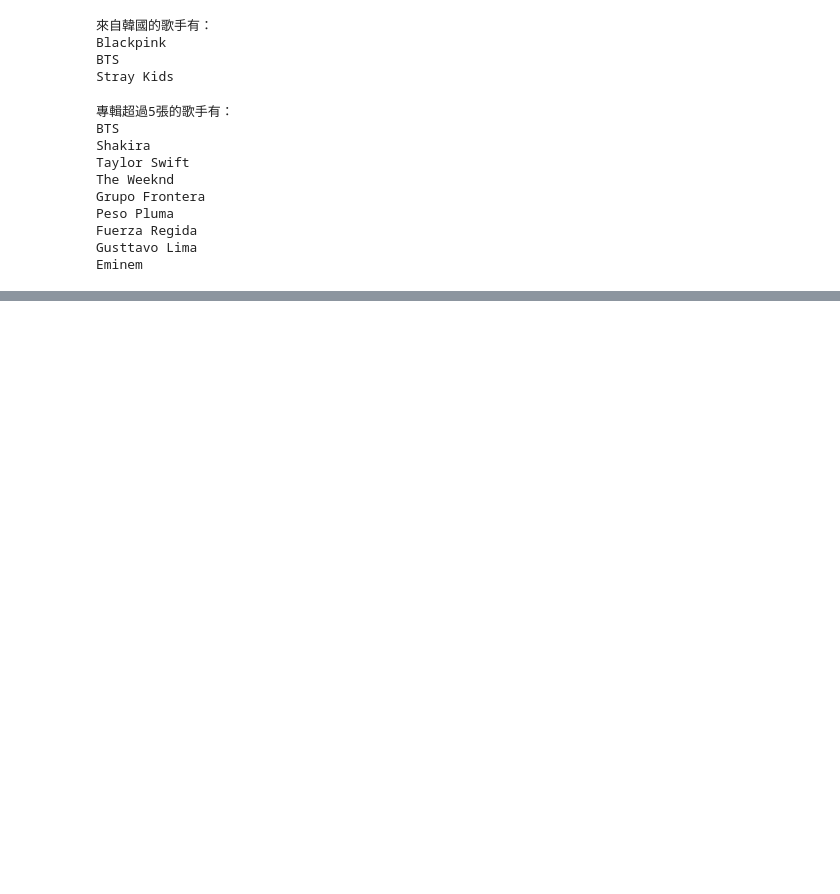
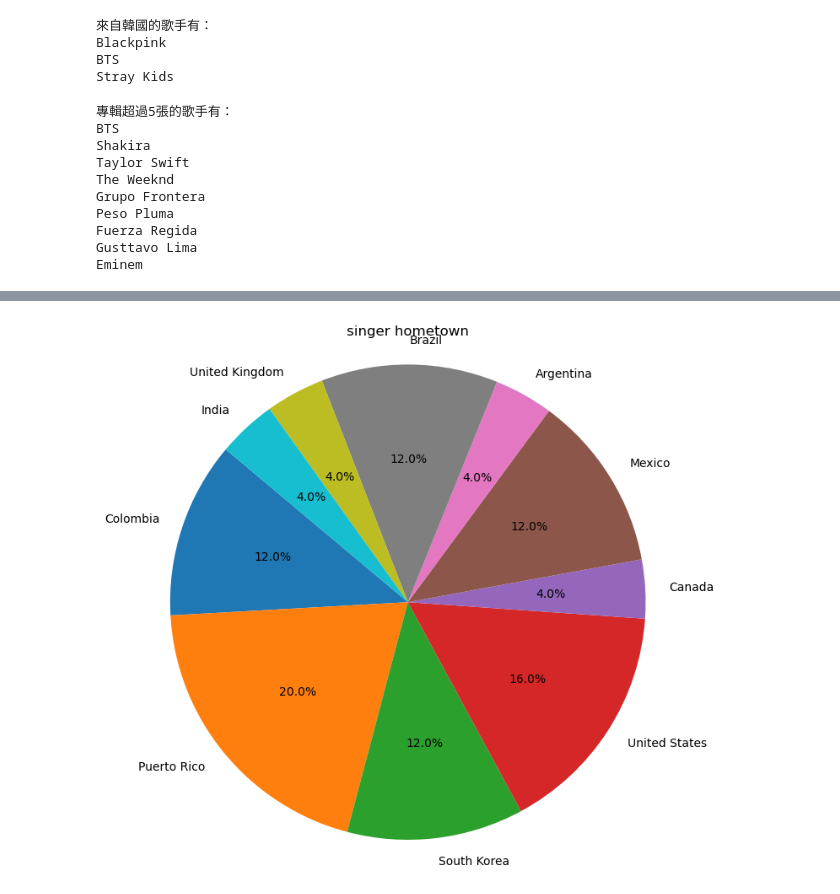
Before and after one commit to seanshih8787/112-2, a Jupyter notebook: 作業二.ipynb, the cells around one changed output, grey strips where cells are left out. Cells and saved outputs as stored; diff of their text form; code cells hidden in the pictures; blank space fills up the shorter version.

```diff
--- a/作業二.ipynb
+++ b/作業二.ipynb
@@ -154,0 +178,31 @@ Eminem
+# %%
+# 將歌手所在地區轉換為英文
+region_dict = {
+    '哥倫比亞': 'Colombia',
+    '波多黎各': 'Puerto Rico',
+    '韓國': 'South Korea',
+    '美國': 'United States',
+    '加拿大': 'Canada',
+    '墨西哥': 'Mexico',
+    '阿根廷': 'Argentina',
+    '巴西': 'Brazil',
+    '英國': 'United Kingdom',
+    '印度': 'India'
+}
+
+# 將歌手所在地區轉換為英文
+region_english = [region_dict[region] for region in singer_region.values()]
+
+# 統計每個國家的歌手數量
+country_counts = {}
+for region in region_english:
+    country_counts[region] = country_counts.get(region, 0) + 1
+
+# 繪製成圓餅圖
+plt.figure(figsize=(8, 8))
+plt.pie(country_counts.values(), labels=country_counts.keys(), autopct='%1.1f%%', startangle=140)
+plt.title('singer hometown')
+plt.axis('equal')  # 讓圖形呈現為圓形
+plt.show()
+# %% [output]
+[figure, added]
```
Also changed, not shown: parts of 2 cells of this notebook.
